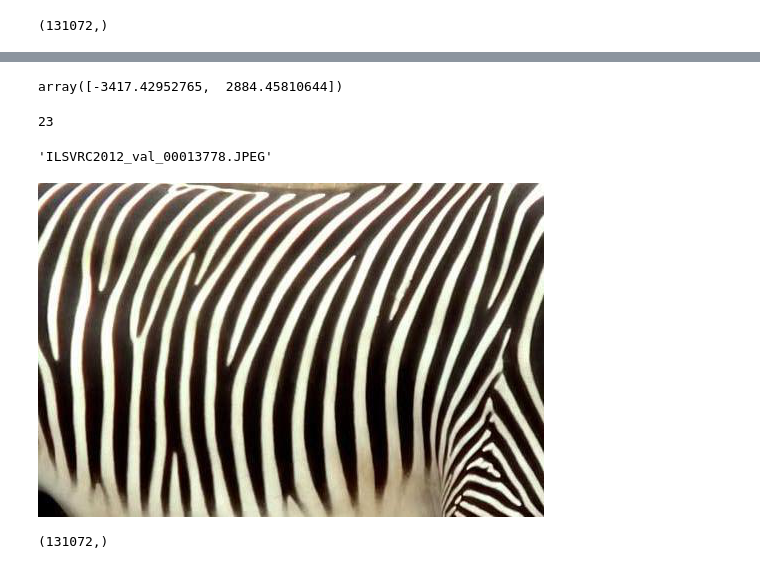
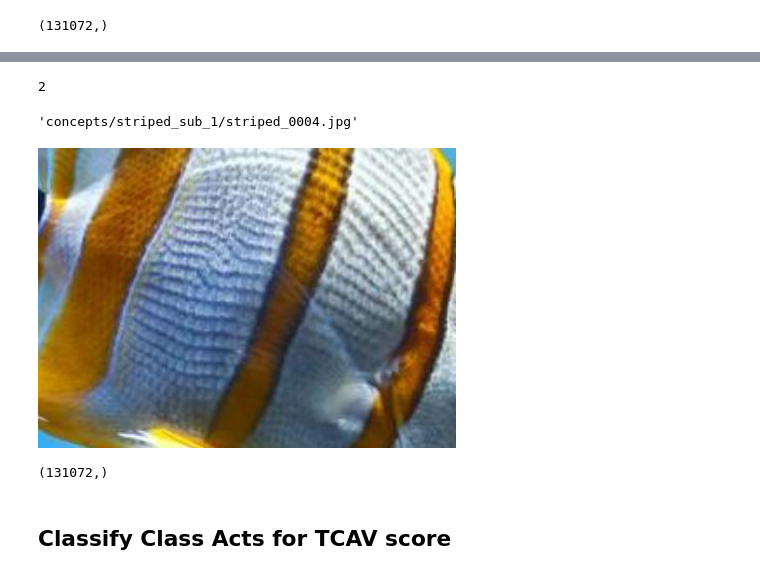
Before and after one commit to tyler-martin-12/tcav_on_azure, a Jupyter notebook: robust_cavs.ipynb, the cells around one changed output, grey strips where cells are left out. Cells and saved outputs as stored; diff of their text form; code cells hidden in the pictures.

```diff
--- a/robust_cavs.ipynb
+++ b/robust_cavs.ipynb
@@ -1635,0 +1127,2 @@ pickle.dump(df,open('df.pkl', 'wb'))
+# %%
+df = pickle.load(open('df1.pkl', 'rb'))
@@ -2091,34 +1820,25 @@ np.where(train_embed_p[1] > 6000,)
-# %%
-train_embed_p[:,27]
-# %% [output]
-array([-3417.42952765,  2884.45810644])
 # %%
-idx_train[22]
+idx_train[33]
 # %% [output]
-23
+2
-# %%
-acts = []
-for d in this_dict:
-    acts.append(d)
-acts_array = np.array(acts)
-# %%
-image_list[13]
-# %% [output]
-'ILSVRC2012_val_00013778.JPEG'
+# %%
+img_path
+# %% [output]
+'concepts/striped_sub_1/striped_0004.jpg'
 # %%
-this_idx = 23
+this_idx = 2
 concept = 'striped_sub_1'
 #concept = 'random500_0'
 
 act_path = os.path.join(working_dir,'final_acts/' + concept + '-' + layer + '.pkl')
 this_dict = pickle.load(open(act_path, 'rb'))
 image_list = [d for d in this_dict.keys()]
 
 img_path = 'concepts/' + concept + '/'+ image_list[this_idx]
 show_img = image.load_img(img_path)
 show_img
 # %% [output]
-[figure, old version]
+[figure, new version]
 # %%
 fig = plt.figure(figsize=[5,5])
 circ = plt.Circle((-0, 0), radius=8, edgecolor='black', facecolor='None')
@@ -2150,3 +1868,5 @@ this_cav.shape
+# %% [markdown]
+## Classify Class Acts for TCAV score
 # %%
 layer = 'mixed9'
 
```
Also changed, not shown: parts of 96 cells of this notebook, 48 other files.
